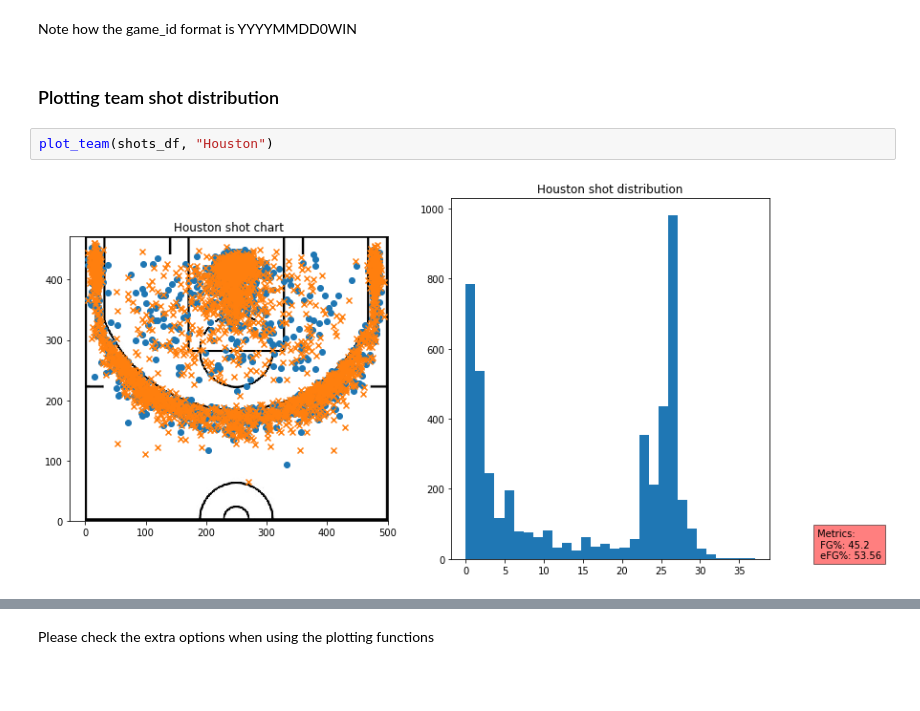
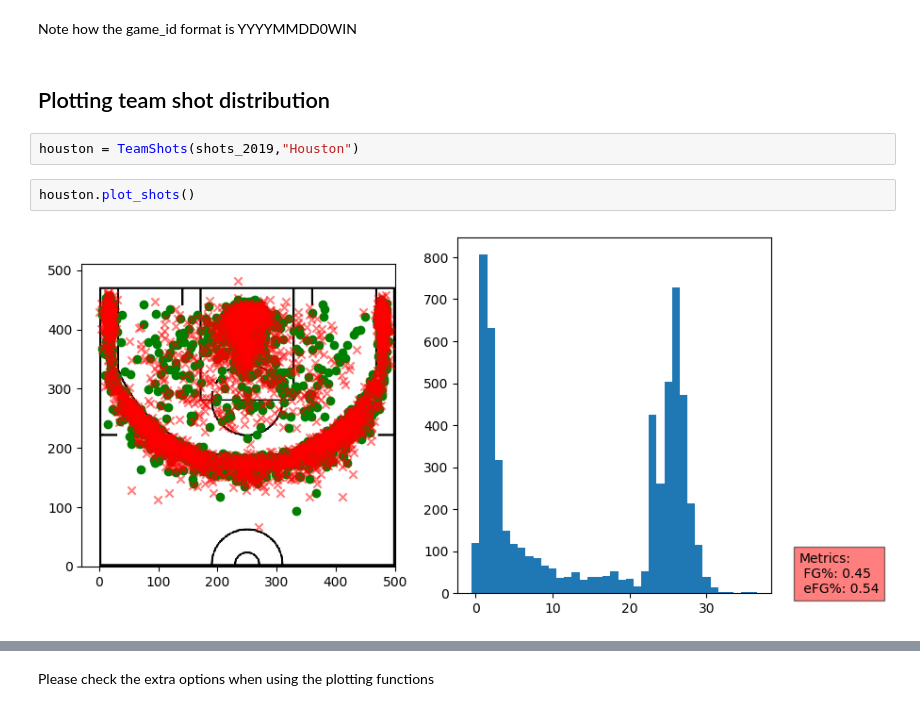
Before and after one commit to theccalderon/shot_chart, a Jupyter notebook: index.ipynb, the cells around one changed output, grey strips where cells are left out. Saved outputs shown, nothing was run; the diff lists cells and outputs as text; blank space fills up the shorter version.

```diff
--- a/index.ipynb
+++ b/index.ipynb
@@ -84,9 +84,11 @@ Name: game_id, dtype: object
 # %% [markdown]
 Note how the game_id format is YYYYMMDD0WIN
 # %% [markdown]
-### Plotting team shot distribution
+## Plotting team shot distribution
-# %%
-plot_team(shots_df, "Houston")
-# %% [output]
-[figure, removed]
+# %%
+houston = TeamShots(shots_2019,"Houston")
+# %%
+houston.plot_shots()
+# %% [output]
+[figure, added]
 # %%
```
Also changed, not shown: parts of 24 cells of this notebook, 16 other files.
